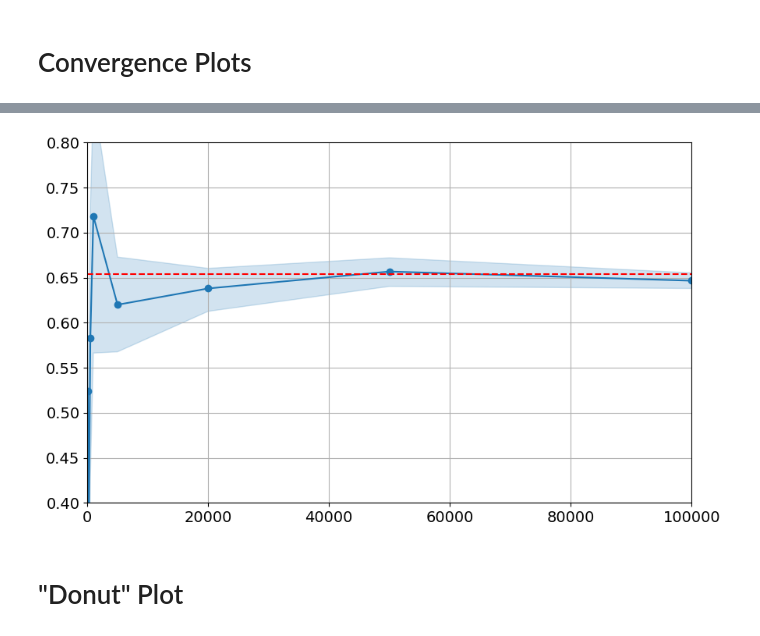
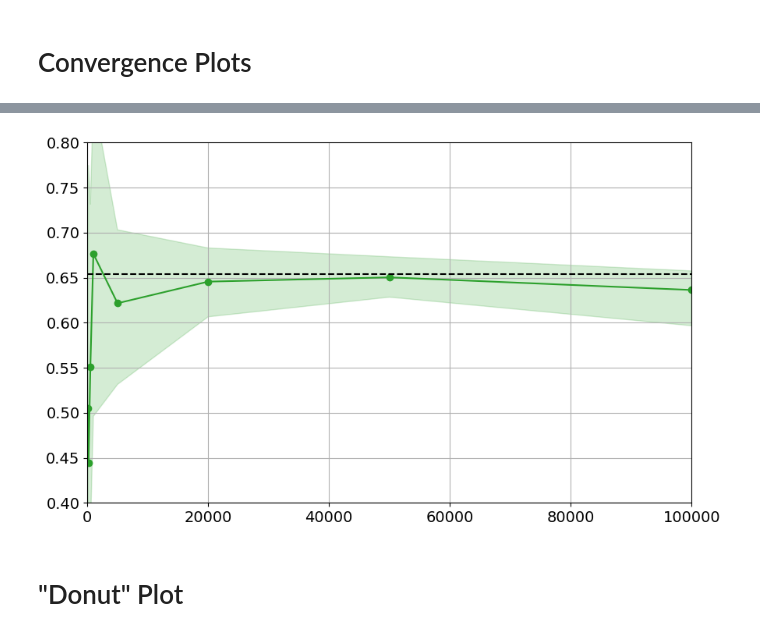
Before and after one commit to ninpnin/embedding-uncertainty-estimation, a Jupyter notebook: stan_simulation/plots.ipynb, the cells around one changed output, grey strips where cells are left out. Cells and saved outputs as stored; diff of their text form; code cells hidden in the pictures.

Commit message:
laplace stuff

```diff
--- a/stan_simulation/plots.ipynb
+++ b/stan_simulation/plots.ipynb
@@ -100,9 +117,11 @@ def extract_word_and_context_vectors_vi(fit, vocabulary, D=2):
 # Convergence Plots
 # %%
 
-saved_fits_dir = "stan_fits_frvi_dxd"#"stan_fits_mfvi_dxd"#"stan_fits_dxdfixmap" "stan_fit_nofix" "stan_fits_frvi_dxd"
-inference_method = 'vi'
-sizes = [100, 200, 500, 1000, 5000, 20000, 50000, 100000]
+saved_fits_dir = "stan_fits_laplacedxd"#"stan_fits_mfvi_dxd"#"stan_fits_dxdfixmap" "stan_fit_nofix" "stan_fits_frvi_dxd" stan_fits_map
+#stan_fits_dxd_mapfit is OUTDATED use instead stan_fits_dxd_mapjacobian :: CORRECTION, turns out they are the same..
+# stan_fits_laplacedxd
+inference_method = 'laplace'
+sizes = [100, 200, 500, 1000, 5000, 10000, 20000, 50000, 100000]
 
 # -- true parameters --
 with open('100k_v10_d2_.json') as f:
@@ -113,7 +132,10 @@ vocabulary = data['vocabulary']
 rmse_scores = []
 
 for size in sizes:
-    fit = load_fit(size, saved_fits_dir)
+    if inference_method=='laplace': #just book keeping. Save map fits seperately when doing laplace
+        fit = load_fit(f'map_{size}', saved_fits_dir)
+    else:
+        fit = load_fit(size, saved_fits_dir)
 
     if inference_method == 'hmc':
         estimated_word_vectors = fit['word_vectors']
@@ -122,8 +144,12 @@ for size in sizes:
 
     elif inference_method == 'vi':
         #variational_params = fit.variational_sample
-        estimated_word_vectors, estimated_context_vectors = extract_word_and_context_vectors_vi(fit, vocabulary)
+        estimated_word_vectors, estimated_context_vectors = extract_word_and_context_vectors_vi(fit.variational_sample_pd, vocabulary)
         num_samples = estimated_word_vectors.shape[2]
+    elif inference_method in ('map', 'laplace'):
+        estimated_word_vectors, estimated_context_vectors = extract_word_and_context_vectors_vi(fit.optimized_params_pd, vocabulary)
+        num_samples = 1
+
 
     theta_samples = []
     for i in range(num_samples):
@@ -170,11 +328,12 @@ def credible_interval(samples, confidence=0.90):
 # %%
-word1 = "word3"
-word2 = "word4"
+word1 = "word0"
+word2 = "word1"
+
 
 
 sizes = [100, 200, 500, 1000, 5000, 20000, 50000, 100000]
-saved_fits_dir = "stan_fits_mfvi_dxd"#"stan_fits_dxdfixmap" # stan_fits_mfvi_nofix #stan_fit_nofix
-inference_method = 'vi'
+saved_fits_dir = "stan_fits_laplacedxd"#"stan_fits_dxdfixmap" # stan_fits_mfvi_nofix #stan_fit_nofix #stan_fits_laplacedxd #gibbs-samples
+inference_method = 'laplace'
 
 
 with open('100k_v10_d2_.json') as f:
@@ -189,14 +348,23 @@ p_means = []
 credible_intervals = []
 
 for size in sizes:
-    fit = load_fit(size, saved_fits_dir)
+
+    if not inference_method == 'gibbs':
+        fit = load_fit(size, saved_fits_dir)
 
     if inference_method == 'hmc':
         estimated_word_vectors = fit['word_vectors']
         estimated_context_vectors = fit['context_vectors']
         num_samples = estimated_word_vectors.shape[2]
     elif inference_method == 'vi':
-        estimated_word_vectors, estimated_context_vectors = extract_word_and_context_vectors_vi(fit, vocabulary)
+        estimated_word_vectors, estimated_context_vectors = extract_word_and_context_vectors_vi(fit.variational_sample_pd, vocabulary)
+        num_samples = estimated_word_vectors.shape[2]
+    elif inference_method in ('laplace', 'map'):
+        estimated_word_vectors, estimated_context_vectors = extract_word_and_context_vectors_vi(fit.draws_pd(), vocabulary)
+        num_samples = estimated_word_vectors.shape[2]
+    elif inference_method == 'gibbs':
+        filepath = saved_fits_dir + f'/gibbs-samples-N-{size}.csv.fix'
+        estimated_word_vectors, estimated_context_vectors = extract_word_and_context_vectors_gibbs(filepath, vocabulary)
         num_samples = estimated_word_vectors.shape[2]
 
     theta_samples = []
@@ -207,37 +375,37 @@ for size in sizes:
         theta_samples.append(theta)
 
     vi = vocabulary[word1]
     wi = vocabulary[word2]
     eta_samples = [calculate_p(vi, wi, theta, len(vocabulary)) for theta in theta_samples]
 
     mean_p = np.mean(eta_samples)
     lower_ci, upper_ci = credible_interval(eta_samples)
 
     p_means.append(mean_p)
     credible_intervals.append((lower_ci, upper_ci))
 
 
 p_means = np.array(p_means)
 credible_intervals = np.array(credible_intervals)
 
 plt.figure(figsize=(10, 6))
 plt.ylim([0.4, 0.8])
-plt.plot(sizes, p_means, marker='o', linestyle='-', label='VI', color='tab:blue')
-plt.fill_between(sizes, credible_intervals[:, 0], credible_intervals[:, 1], color='tab:blue', alpha=0.2, label='VI 90% CI')
-plt.axhline(y=true_p, color='r', linestyle='--', label='True')
+plt.plot(sizes, p_means, marker='o', linestyle='-', label='VI', color='tab:green')
+plt.fill_between(sizes, credible_intervals[:, 0], credible_intervals[:, 1], color='tab:green', alpha=0.2, label='VI 90% CI')
+plt.axhline(y=true_p, color='k', linestyle='--', label='True')
 #plt.xlabel('Data Size')
 #plt.ylabel('Co-occurrence probability')
 
 #plt.title(f'{saved_fits_dir}: {word1} - {word2}')
 #plt.legend()
 plt.grid(True)
 plt.tick_params(axis='both', which='major', labelsize=14)
 plt.xlim([0, 100000])
 
 plt.savefig(f'figs/wordpair_{saved_fits_dir}_{word1}{word2}.pdf')
 plt.show()
 # %% [output]
-[figure, old version]
+[figure, new version]
 # %% [markdown]
 # "Donut" Plot
 # %%
```
Also changed, not shown: parts of 12 cells of this notebook, 1 other file.
